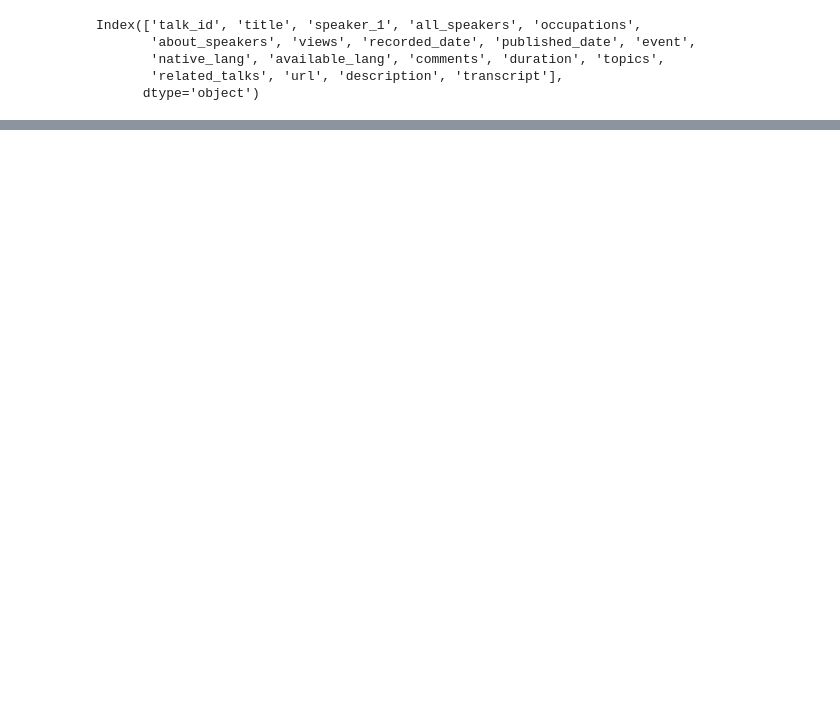
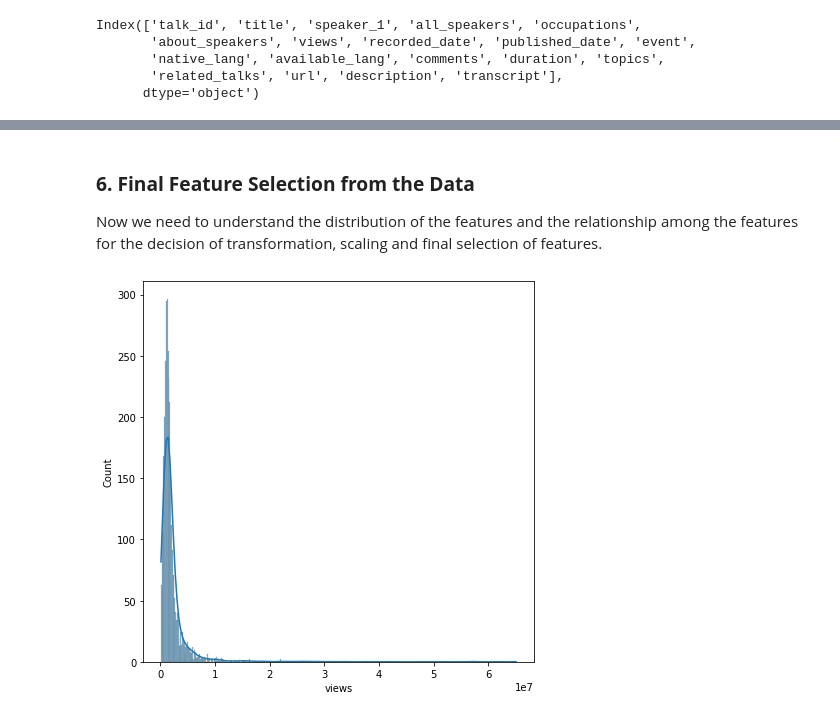
Before and after one commit to prabirdeb/Ted-Talk-Views-Prediction, a Jupyter notebook: Ted_Talk_Views_Prediction.ipynb, the cells around one changed output, grey strips where cells are left out. Drawn from its saved outputs; the diff is of its cells as text; code cells hidden in the pictures; blank space fills up the shorter version.

```diff
--- a/Ted_Talk_Views_Prediction.ipynb
+++ b/Ted_Talk_Views_Prediction.ipynb
@@ -207,0 +279,7 @@ While, we are finding out the **general formula** from the experiences, we shoul
+# %%
+# Feature engineering on published date to to extract years run
+ted_talk_df_clean['published_year']=ted_talk_df_clean['published_date'].apply(lambda x : x.year)
+ted_talk_df_clean['base_year']=2021
+ted_talk_df_clean['years_run']=(ted_talk_df_clean['base_year']-ted_talk_df_clean['published_year'])
+# %%
+ted_talk_df_clean.drop(['published_date','base_year','published_year'], axis = 1, inplace=True)
@@ -207,0 +315,4 @@ While, we are finding out the **general formula** from the experiences, we shoul
+# %%
+# Apart from english(en), there are very few experiences (only 1-15) as compared to 'en' with count 3312.
+# So, we are removing the exceptions in 'native_lang' category and creating a conditional df only for 'en'
+ted_talk_df_clean=ted_talk_df_clean.loc[(ted_talk_df_clean['native_lang']=='en')]
@@ -207,0 +321,3 @@ While, we are finding out the **general formula** from the experiences, we shoul
+# %%
+# Thus we are dropping the 'native_lang' column
+ted_talk_df_clean.drop('native_lang', axis = 1, inplace=True)
@@ -207,0 +373,11 @@ While, we are finding out the **general formula** from the experiences, we shoul
+# %% [markdown]
+### **6. Final Feature Selection from the Data**
+
+Now we need to understand the distribution of the features and the relationship among the features for the decision of transformation, scaling and final selection of features.
+# %%
+# Checking the distribution of dependent variable
+plt.figure(figsize=(7,7))
+sns.histplot(ted_talk_df_clean['views'], kde=True)
+plt.show()
+# %% [output]
+[figure, added]
```
Also changed, not shown: parts of 84 cells of this notebook.
